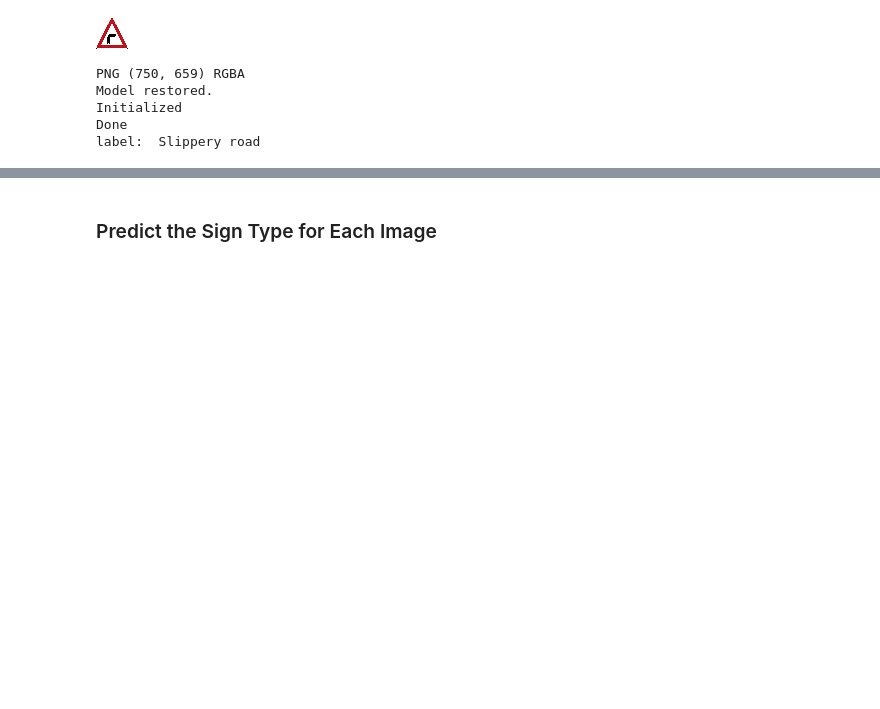
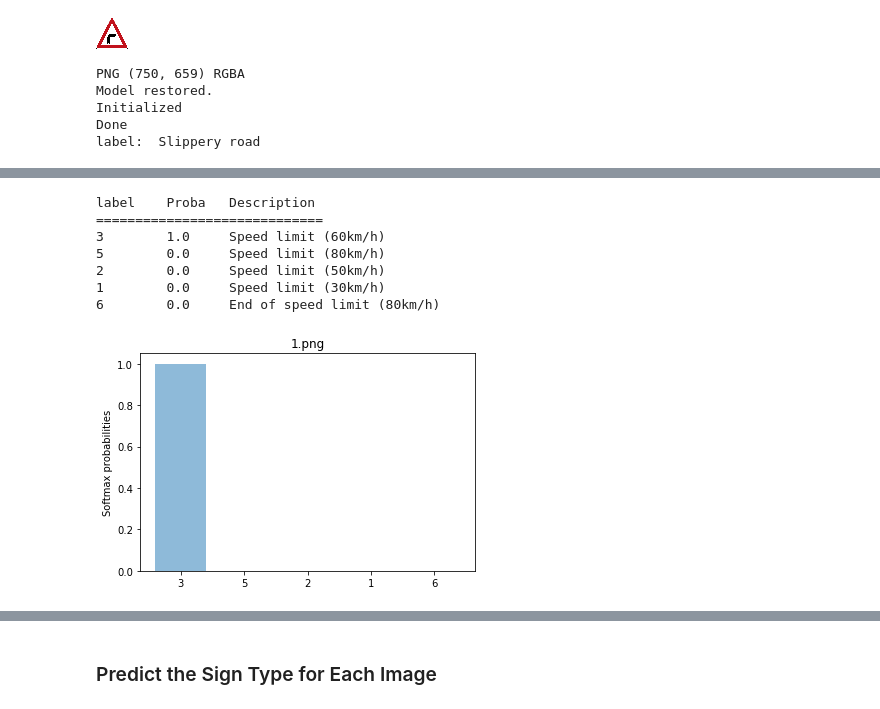
Before and after one commit to manprets/traffic_sign_classifier, a Jupyter notebook: traffic_sign_classifier.ipynb, the cells around one changed output, grey strips where cells are left out. Saved outputs shown, nothing was run; the diff lists cells and outputs as text; code cells hidden in the pictures; blank space fills up the shorter version.

```diff
--- a/traffic_sign_classifier.ipynb
+++ b/traffic_sign_classifier.ipynb
@@ -1071,0 +907,13 @@ label:  Speed limit (60km/h)
+# %%
+img_name = '1.png'
+softmax_probs = get_sotmax_probs_for_image('./new_examples/', img_name, "./CNN_20170415_1.ckpt", labels_dict, 5)
+plot_softmax_probs(softmax_probs, img_name)
+# %% [output]
+label    Proba   Description
+=============================
+3        1.0     Speed limit (60km/h)
+5        0.0     Speed limit (80km/h)
+2        0.0     Speed limit (50km/h)
+1        0.0     Speed limit (30km/h)
+6        0.0     End of speed limit (80km/h)
+[figure, added]
```
Also changed, not shown: parts of 78 cells of this notebook.
